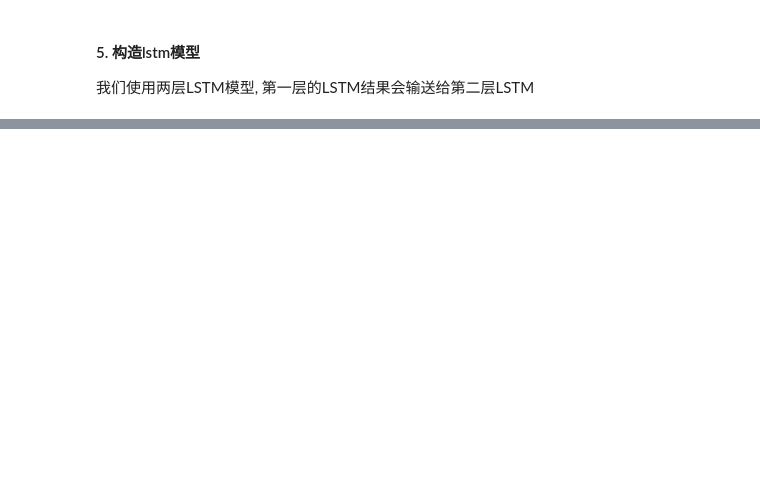
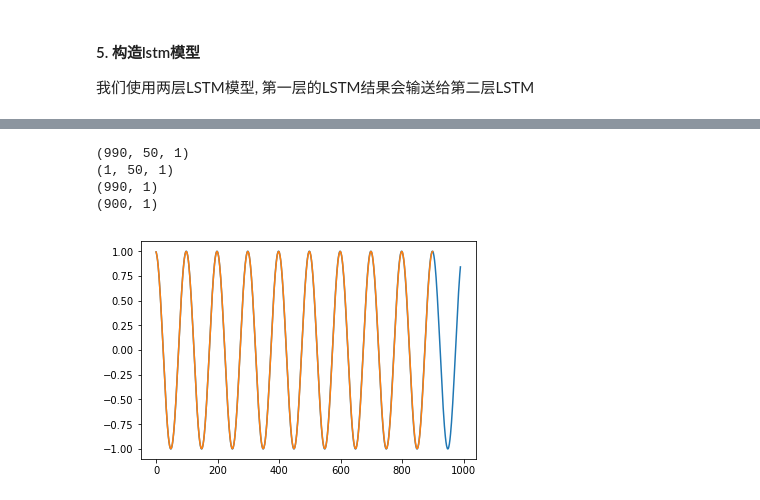
Before and after one commit to lj72808up/DeepLearning, a Jupyter notebook: blog/时间序列/0-lstm预测时序.ipynb, the cells around one changed output, grey strips where cells are left out. Cells and saved outputs as stored; diff of their text form; code cells hidden in the pictures; blank space fills up the shorter version.

```diff
--- a/blog/时间序列/0-lstm预测时序.ipynb
+++ b/blog/时间序列/0-lstm预测时序.ipynb
@@ -57,0 +90,6 @@ data
+# %%
+# 把dataframe最后一列作为输出
+train_x = data_train.iloc[:,:-1]
+train_y = data_train.iloc[:,-1]
+test_x = data_test.iloc[:,:-1]
+test_y = data_test.iloc[:,-1]
@@ -70,0 +206,30 @@ data
+# %%
+# 第二种预测
+preds_num = 900
+preds = []
+# 1. 从第一个时间步开始, 逐步预测
+print test_x.shape  # test_x:3d数据, (990, 50, 1)
+current_step = np.array([test_x[0,:,:]])
+print current_step.shape  # 测试集的第一个输入(1,50,1),里面没有空值
+for i in range(0,preds_num):
+    preds_one_step = model.predict(current_step)
+    preds.append(preds_one_step[0][0])
+    # 整理preds_one_step为3d数据
+    preds_one_step = preds_one_step.reshape(1,1,1)
+    # current_step[:,1:,:].shape = (1, 49, 1), 每次都抛弃第一个数表示时间步前进一个
+    # preds_one_step.shape = (1,1,1)
+    # concatenate之后形成新的(1,50,1)
+    current_step = np.concatenate((current_step[:,1:,:],preds_one_step),axis=1)
+
+preds = scaler.inverse_transform(np.array(preds).reshape(preds_num,1))
+print actuals.shape
+print preds.shape
+plt.plot(actuals)
+plt.plot(preds)
+plt.show()
+# %% [output]
+(990, 50, 1)
+(1, 50, 1)
+(990, 1)
+(900, 1)
+[figure, added]
```
Also changed, not shown: parts of 12 cells of this notebook.
